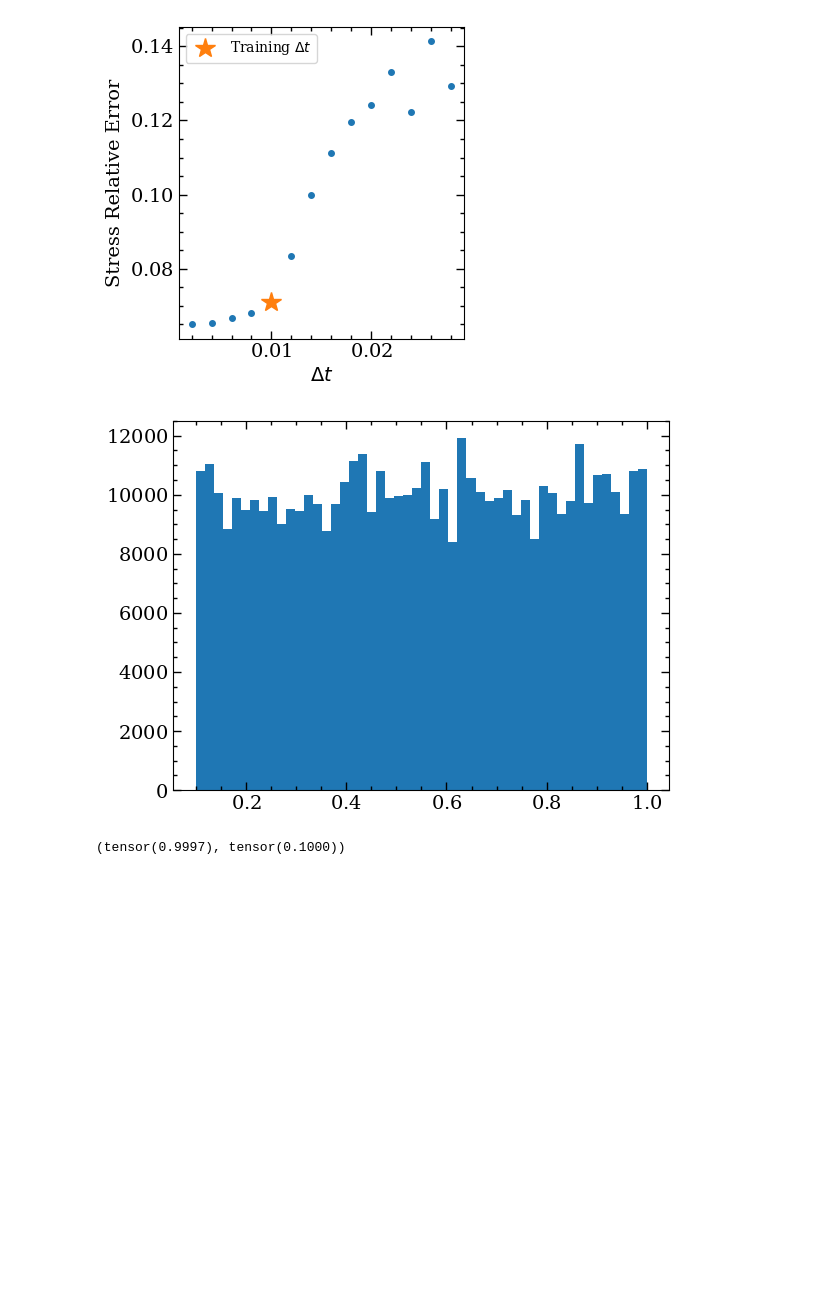
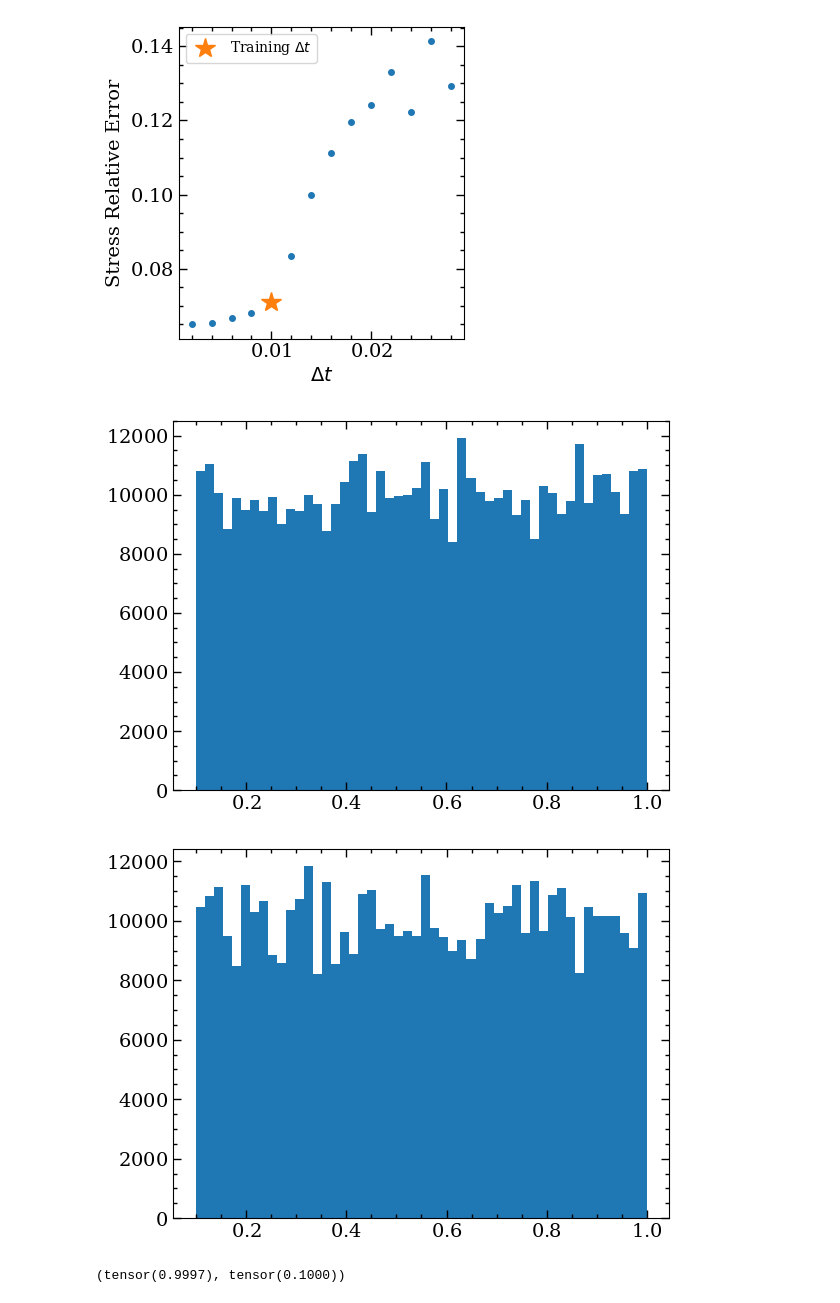
Before and after one commit to m-raj/microstructure-dependent-material-model, a Jupyter notebook: post_processing.ipynb, the cells around one changed output. Drawn from its saved outputs; the diff is of its cells as text; code cells hidden in the pictures; blank space fills up the shorter version.

```diff
--- a/post_processing.ipynb
+++ b/post_processing.ipynb
@@ -276,9 +293,13 @@ plt.show()
 [figure]
 # %%
 plt.hist(E.detach().cpu().numpy().flatten(), bins=50)
+
 plt.show()
+plt.hist(nu.detach().cpu().numpy().flatten(), bins=50)
+plt.show()
 # %% [output]
 [figure]
+[figure, added]
 # %%
 nu.max(), nu.min()
 # %% [output]
```
Also changed, not shown: parts of 4 cells of this notebook, 1 other file.
